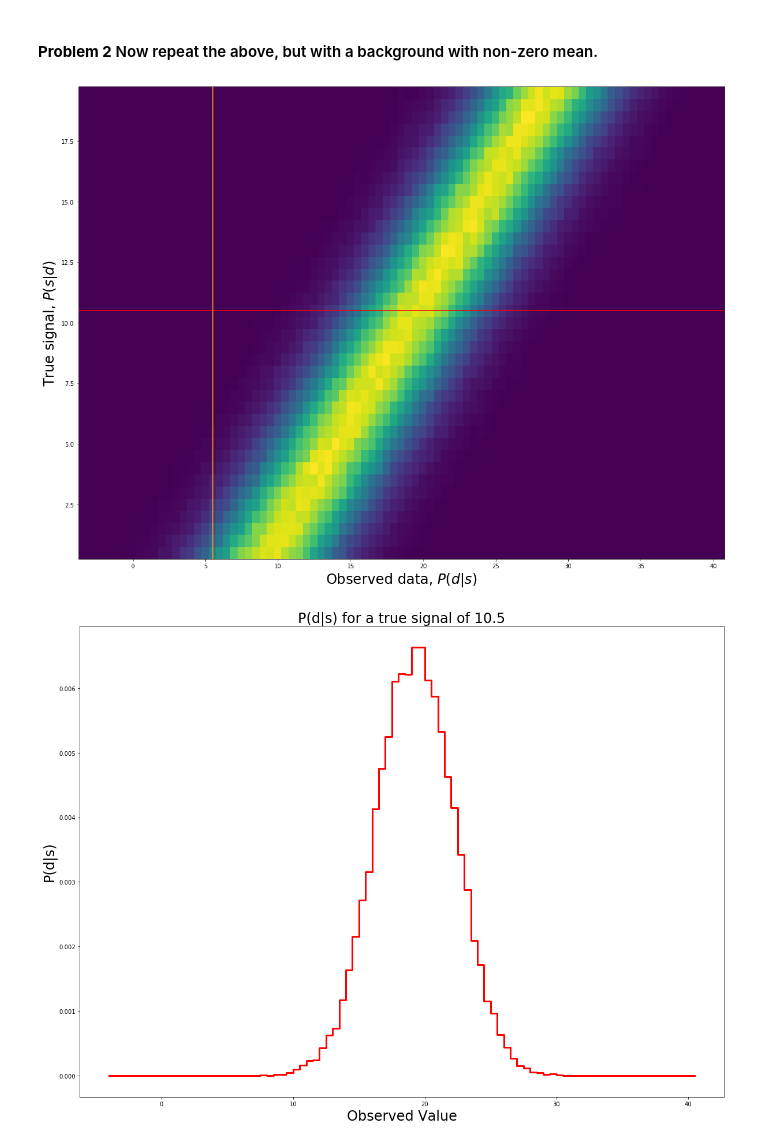
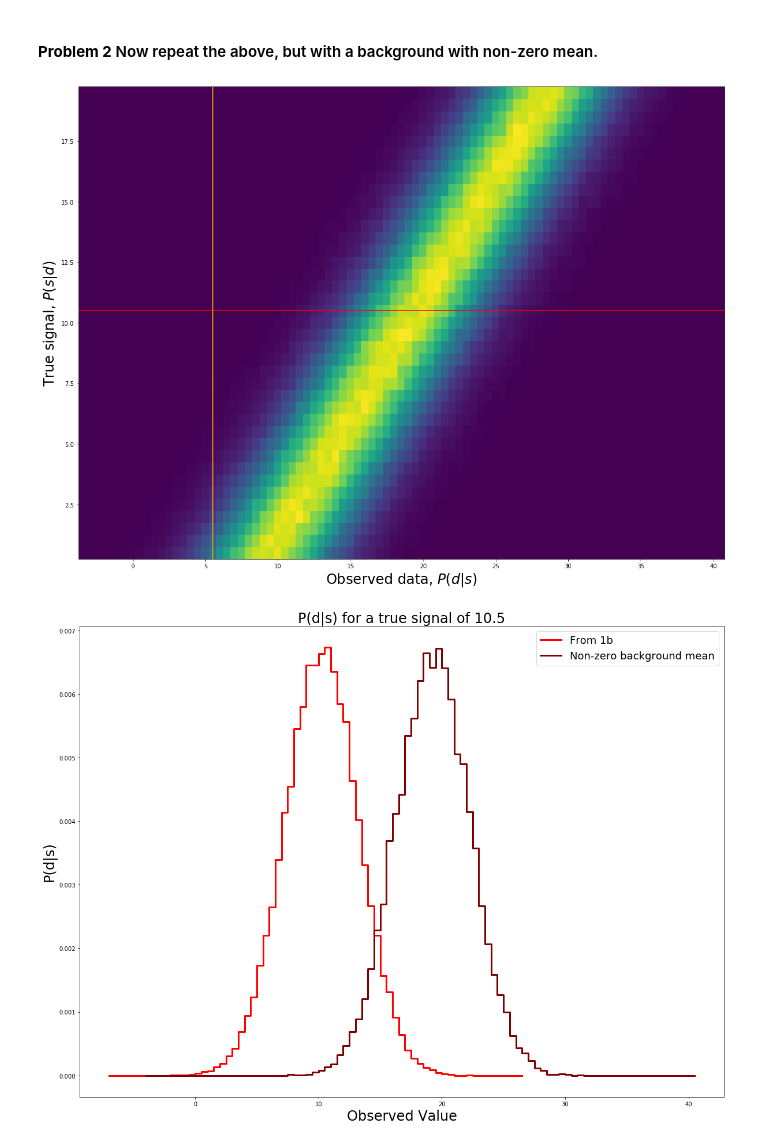
Before and after one commit to jeff-abe/PHYS434, a Jupyter notebook: HW5.ipynb, the cells around one changed output. Cells and saved outputs as stored; diff of their text form; code cells hidden in the pictures.

```diff
--- a/HW5.ipynb
+++ b/HW5.ipynb
@@ -67,11 +67,11 @@ data2 = background_events2 + signal2
 signaledges2 = np.linspace(0,20,41)
 dataedges2 = np.linspace(-4,41,91)
 
-Psd, temp, temp2= np.histogram2d(data2,signal2, bins=[dataedges2,signaledges2], density=True)
+Psd2, temp_, temp2_= np.histogram2d(data2,signal2, bins=[dataedges2,signaledges2], density=True)
 
 datacenters2 = (dataedges2[:-1] + dataedges2[1:]) / 2
 signalcenters2 = (signaledges2[:-1] + signaledges2[1:]) / 2
-plt.pcolormesh(datacenters2,signalcenters2,Psd.T)
+plt.pcolormesh(datacenters2,signalcenters2,Psd2.T)
 plt.ylabel('True signal, $P(s|d)$', fontsize = 24)
 plt.xlabel('Observed data, $P(d|s)$', fontsize = 24)
 true = signaledges2[21]
@@ -80,13 +80,15 @@ plt.axhline(true,color = 'red')
 plt.axvline(observed,color = 'orange')
 plt.show()
 # %% [output]
-[figure, old version]
+[figure, new version]
 # %%
-plt.step(temp[:-1],Psd[:,21],Linewidth = 3, color = 'red')
+plt.step(temp[:-1],Psd[:,21],Linewidth = 3, color = 'red', label = 'From 1b')
+plt.step(temp_[:-1],Psd2[:,21],Linewidth = 3, color = 'maroon',  label = 'Non-zero background mean')
 plt.title('P(d|s) for a true signal of '+str(true),fontsize = 24)
 plt.xlabel('Observed Value',fontsize = 24)
 plt.ylabel('P(d|s)',fontsize = 24)
+plt.legend(fontsize = 18,loc = 0)
 plt.show()
 # %% [output]
-[figure, old version]
+[figure, new version]
 # %%
```
Also changed, not shown: parts of 5 cells of this notebook.
